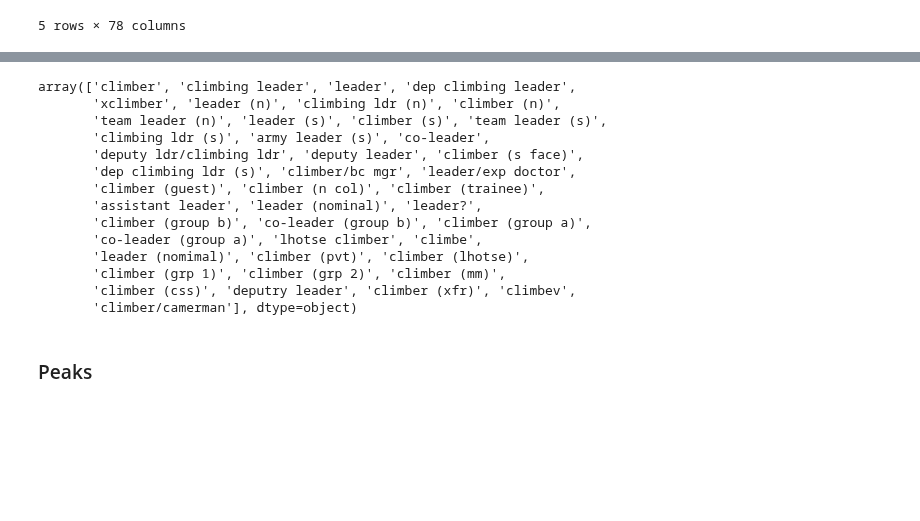
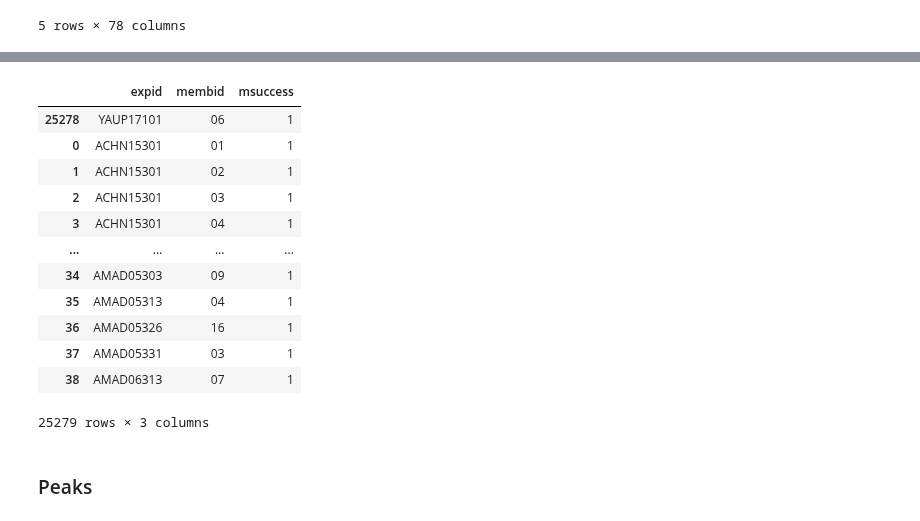
Before and after one commit to ArmandWinant/ml-zoomcamp, a Jupyter notebook: projects/midterm/notebook.ipynb, the cells around one changed output, grey strips where cells are left out. Saved outputs shown, nothing was run; the diff lists cells and outputs as text; code cells hidden in the pictures; blank space fills up the shorter version.

```diff
--- a/projects/midterm/notebook.ipynb
+++ b/projects/midterm/notebook.ipynb
@@ -131,17 +196,0 @@ df_members = df_members.loc[
-# %%
-df_members.status.unique()
-# %% [output]
-array(['climber', 'climbing leader', 'leader', 'dep climbing leader',
-       'xclimber', 'leader (n)', 'climbing ldr (n)', 'climber (n)',
-       'team leader (n)', 'leader (s)', 'climber (s)', 'team leader (s)',
-       'climbing ldr (s)', 'army leader (s)', 'co-leader',
-       'deputy ldr/climbing ldr', 'deputy leader', 'climber (s face)',
-       'dep climbing ldr (s)', 'climber/bc mgr', 'leader/exp doctor',
-       'climber (guest)', 'climber (n col)', 'climber (trainee)',
-       'assistant leader', 'leader (nominal)', 'leader?',
-       'climber (group b)', 'co-leader (group b)', 'climber (group a)',
-       'co-leader (group a)', 'lhotse climber', 'climbe',
-       'leader (nomimal)', 'climber (pvt)', 'climber (lhotse)',
-       'climber (grp 1)', 'climber (grp 2)', 'climber (mm)',
-       'climber (css)', 'deputry leader', 'climber (xfr)', 'climbev',
-       'climber/camerman'], dtype=object)
@@ -150,3 +197,20 @@ df_members.drop(['status'], axis=1, inplace=True)
+# %%
+df_members.groupby(['expid', 'membid'])['msuccess'].count().reset_index().sort_values('msuccess', ascending=False)
+# df_members.groupby(['expid', 'membid']).size().reset_index().columns
+# %% [output]
+|  | expid | membid | msuccess |
+| 25278 | YAUP17101 | 06 | 1 |
+| 0 | ACHN15301 | 01 | 1 |
+| 1 | ACHN15301 | 02 | 1 |
+| 2 | ACHN15301 | 03 | 1 |
+| 3 | ACHN15301 | 04 | 1 |
+| ... | ... | ... | ... |
+| 34 | AMAD05303 | 09 | 1 |
+| 35 | AMAD05313 | 04 | 1 |
+| 36 | AMAD05326 | 16 | 1 |
+| 37 | AMAD05331 | 03 | 1 |
+| 38 | AMAD06313 | 07 | 1 |
+25279 rows × 3 columns
 # %% [markdown]
 ### Peaks
 # %%
```
Also changed, not shown: parts of 21 cells of this notebook.
